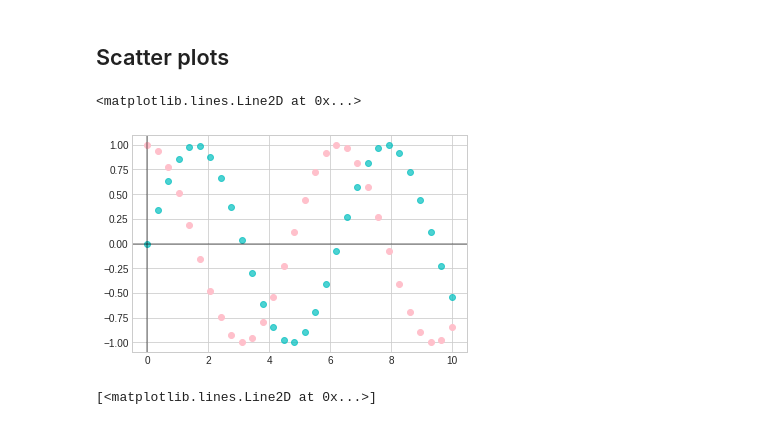
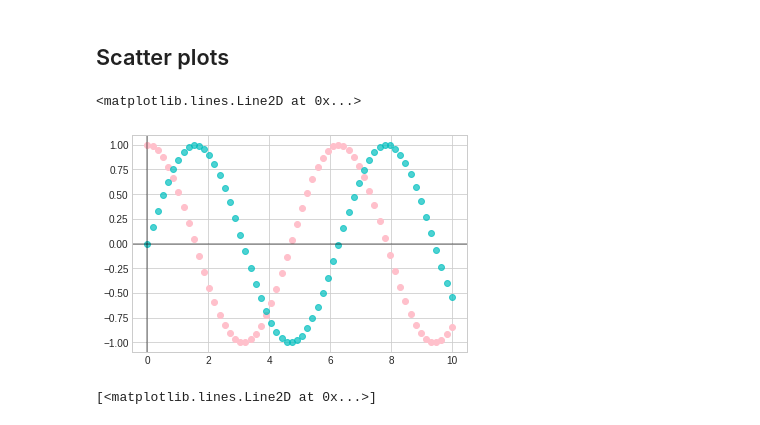
Before and after one commit to chezydan/pytopics, a Jupyter notebook: Visuals.ipynb, the cells around one changed output. Drawn from its saved outputs; the diff is of its cells as text; code cells hidden in the pictures.

```diff
--- a/Visuals.ipynb
+++ b/Visuals.ipynb
@@ -101,16 +97,16 @@ plt.axis( [-6.4,6.4,-3.2,3.2] )
 # %% [markdown]
 <h2>Scatter plots </h2>
 # %%
-x = np.linspace(0,10,30)
+x = np.linspace(0,10,60)
 y = np.cos(x)
 z=np.sin(x)
 plt.plot(x,y, 'o' , color='pink')
 plt.plot(x,z, 'o', color='c', alpha=0.7)
 plt.axvline(color='k', alpha = 0.4)
 plt.axhline(color='k', alpha=0.4)
 # %% [output]
 <matplotlib.lines.Line2D at 0x...>
-[figure, old version]
+[figure, new version]
 # %%
 #using character codes
 plt.plot(x,z, '-ok',
```
Also changed, not shown: parts of 1 cell of this notebook, 8 other files.
